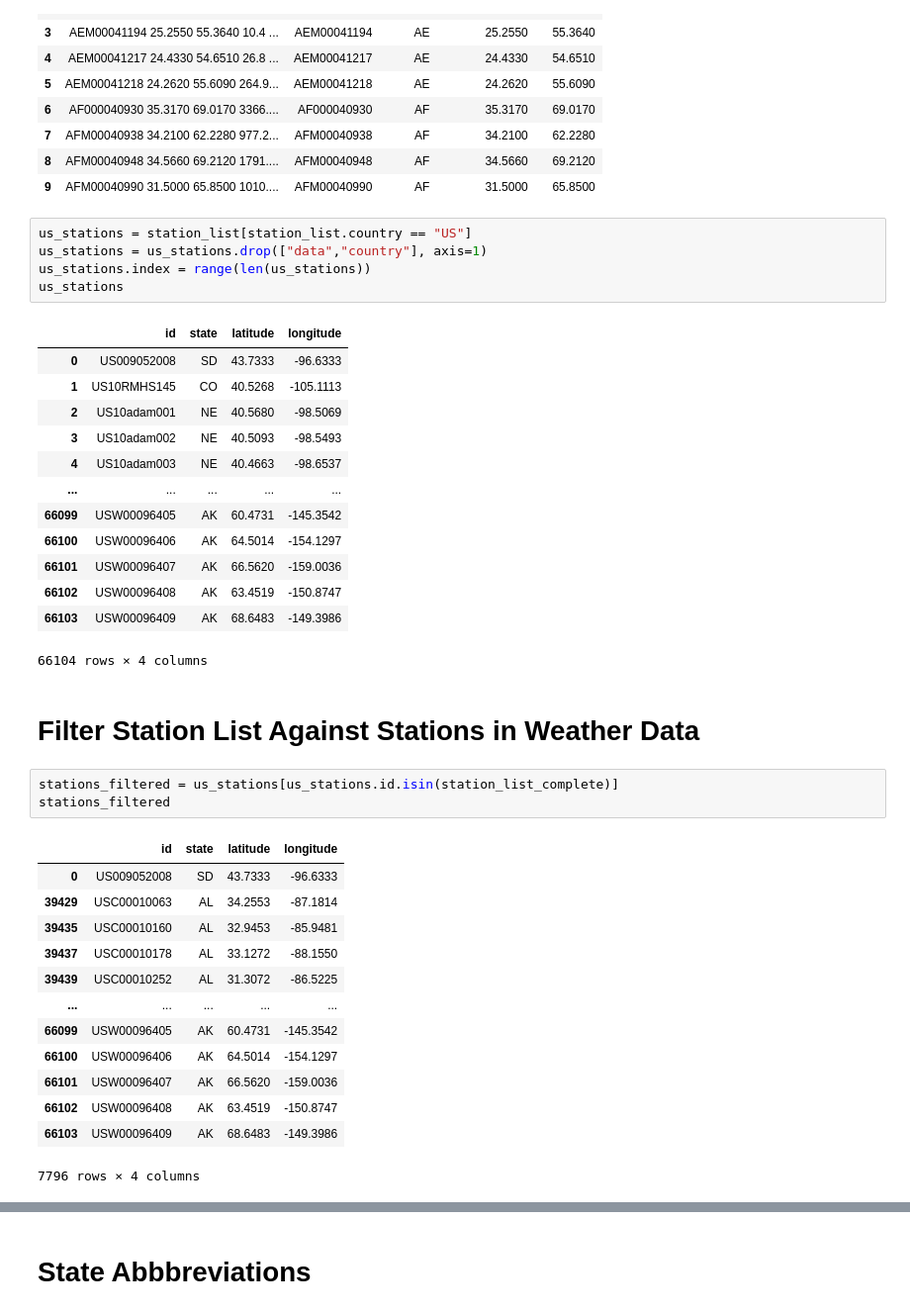
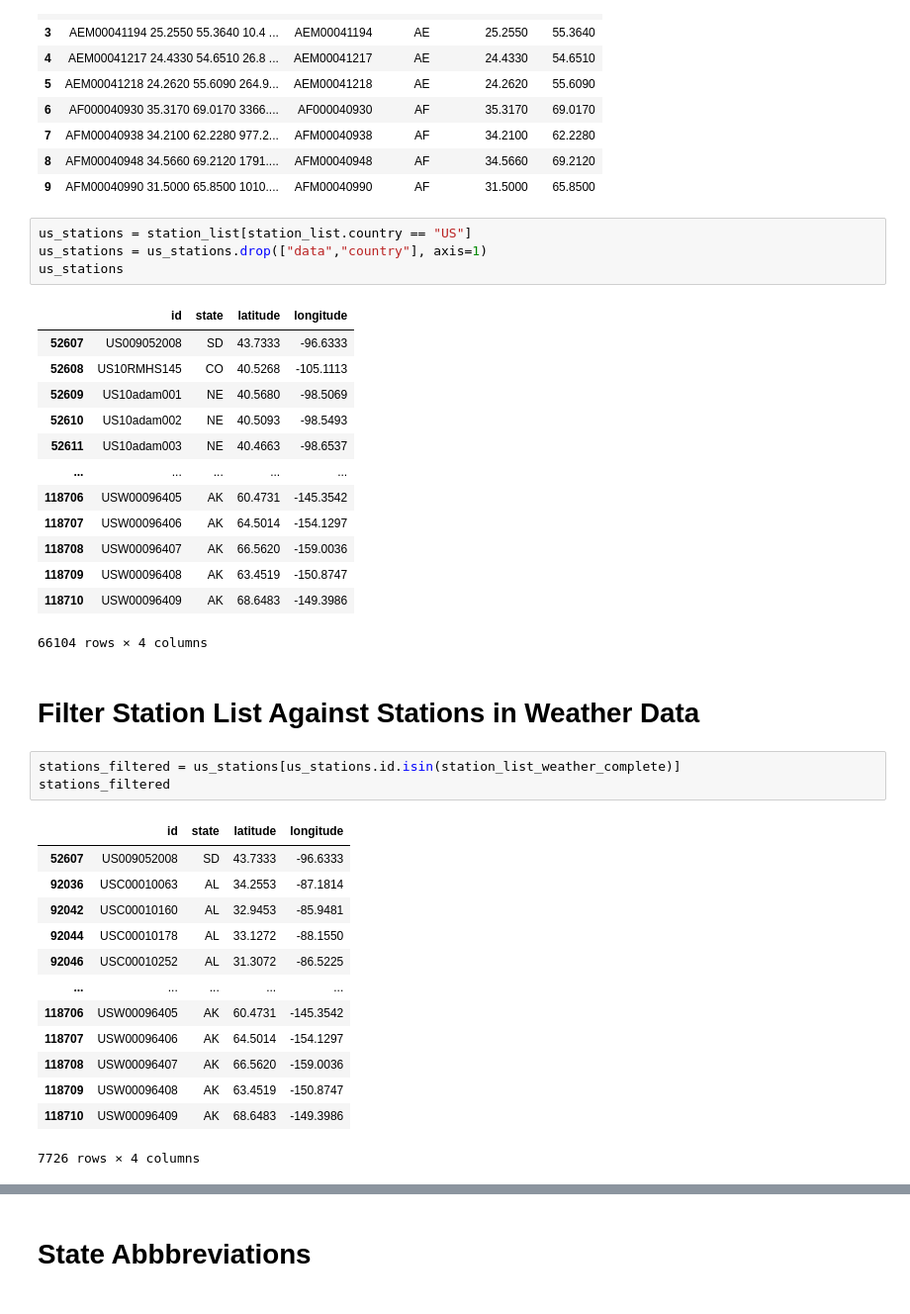
Before and after one commit to eric1650/w203_lab2, a Jupyter notebook: pumpkins/data_preparation.ipynb, the cells around one changed output, grey strips where cells are left out. Shown at 99% size. Drawn from its saved outputs; the diff is of its cells as text.

Commit message:
fixed weather filtration to avoid mis-matched pumpkin/weather merging (EE)

```diff
--- a/pumpkins/data_preparation.ipynb
+++ b/pumpkins/data_preparation.ipynb
@@ -757,38 +764,37 @@ station_list.head(10)
 # %%
 us_stations = station_list[station_list.country == "US"]
 us_stations = us_stations.drop(["data","country"], axis=1)
-us_stations.index = range(len(us_stations))
 us_stations
 # %% [output]
 |  | id | state | latitude | longitude |
-| 0 | US009052008 | SD | 43.7333 | -96.6333 |
-| 1 | US10RMHS145 | CO | 40.5268 | -105.1113 |
-| 2 | US10adam001 | NE | 40.5680 | -98.5069 |
-| 3 | US10adam002 | NE | 40.5093 | -98.5493 |
-| 4 | US10adam003 | NE | 40.4663 | -98.6537 |
+| 52607 | US009052008 | SD | 43.7333 | -96.6333 |
+| 52608 | US10RMHS145 | CO | 40.5268 | -105.1113 |
+| 52609 | US10adam001 | NE | 40.5680 | -98.5069 |
+| 52610 | US10adam002 | NE | 40.5093 | -98.5493 |
+| 52611 | US10adam003 | NE | 40.4663 | -98.6537 |
 | ... | ... | ... | ... | ... |
-| 66099 | USW00096405 | AK | 60.4731 | -145.3542 |
-| 66100 | USW00096406 | AK | 64.5014 | -154.1297 |
-| 66101 | USW00096407 | AK | 66.5620 | -159.0036 |
-| 66102 | USW00096408 | AK | 63.4519 | -150.8747 |
-| 66103 | USW00096409 | AK | 68.6483 | -149.3986 |
+| 118706 | USW00096405 | AK | 60.4731 | -145.3542 |
+| 118707 | USW00096406 | AK | 64.5014 | -154.1297 |
+| 118708 | USW00096407 | AK | 66.5620 | -159.0036 |
+| 118709 | USW00096408 | AK | 63.4519 | -150.8747 |
+| 118710 | USW00096409 | AK | 68.6483 | -149.3986 |
 66104 rows × 4 columns
 # %% [markdown]
 # Filter Station List Against Stations in Weather Data
 # %%
-stations_filtered = us_stations[us_stations.id.isin(station_list_complete)]
+stations_filtered = us_stations[us_stations.id.isin(station_list_weather_complete)]
 stations_filtered
 # %% [output]
 |  | id | state | latitude | longitude |
-| 0 | US009052008 | SD | 43.7333 | -96.6333 |
-| 39429 | USC00010063 | AL | 34.2553 | -87.1814 |
-| 39435 | USC00010160 | AL | 32.9453 | -85.9481 |
-| 39437 | USC00010178 | AL | 33.1272 | -88.1550 |
-| 39439 | USC00010252 | AL | 31.3072 | -86.5225 |
+| 52607 | US009052008 | SD | 43.7333 | -96.6333 |
+| 92036 | USC00010063 | AL | 34.2553 | -87.1814 |
+| 92042 | USC00010160 | AL | 32.9453 | -85.9481 |
+| 92044 | USC00010178 | AL | 33.1272 | -88.1550 |
+| 92046 | USC00010252 | AL | 31.3072 | -86.5225 |
 | ... | ... | ... | ... | ... |
-| 66099 | USW00096405 | AK | 60.4731 | -145.3542 |
-| 66100 | USW00096406 | AK | 64.5014 | -154.1297 |
-| 66101 | USW00096407 | AK | 66.5620 | -159.0036 |
-| 66102 | USW00096408 | AK | 63.4519 | -150.8747 |
-| 66103 | USW00096409 | AK | 68.6483 | -149.3986 |
+| 118706 | USW00096405 | AK | 60.4731 | -145.3542 |
+| 118707 | USW00096406 | AK | 64.5014 | -154.1297 |
+| 118708 | USW00096407 | AK | 66.5620 | -159.0036 |
+| 118709 | USW00096408 | AK | 63.4519 | -150.8747 |
+| 118710 | USW00096409 | AK | 68.6483 | -149.3986 |
-7796 rows × 4 columns
+7726 rows × 4 columns
```
Also changed, not shown: parts of 44 cells of this notebook, 3 other files.
